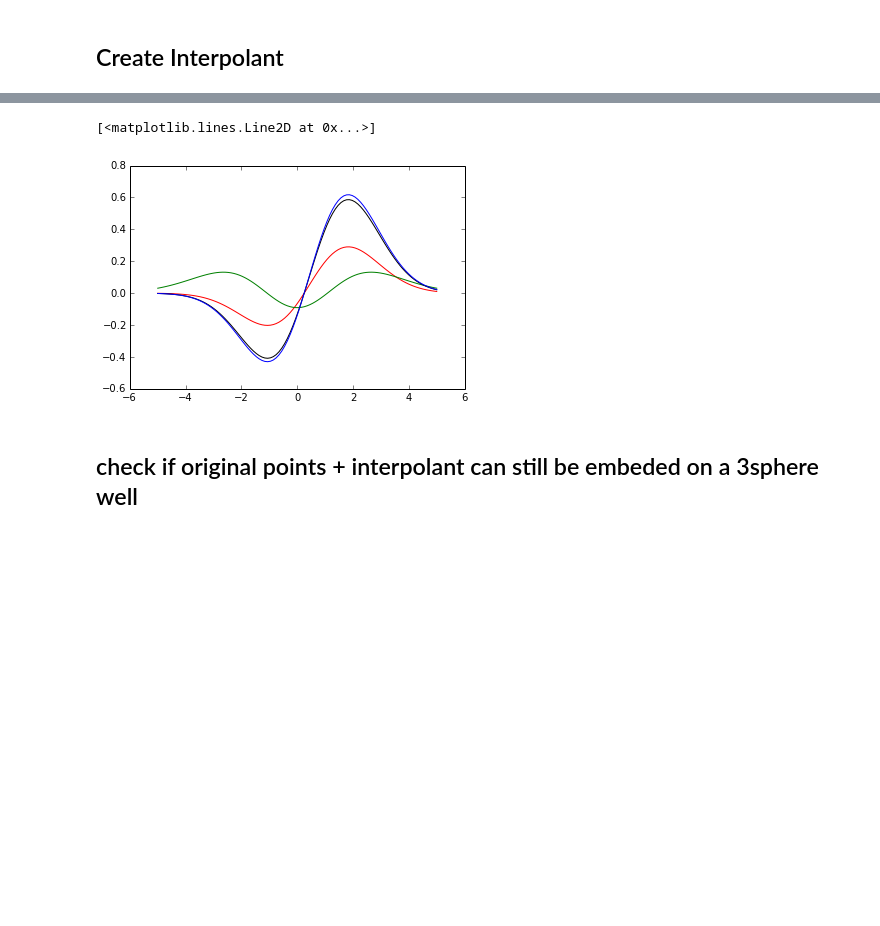
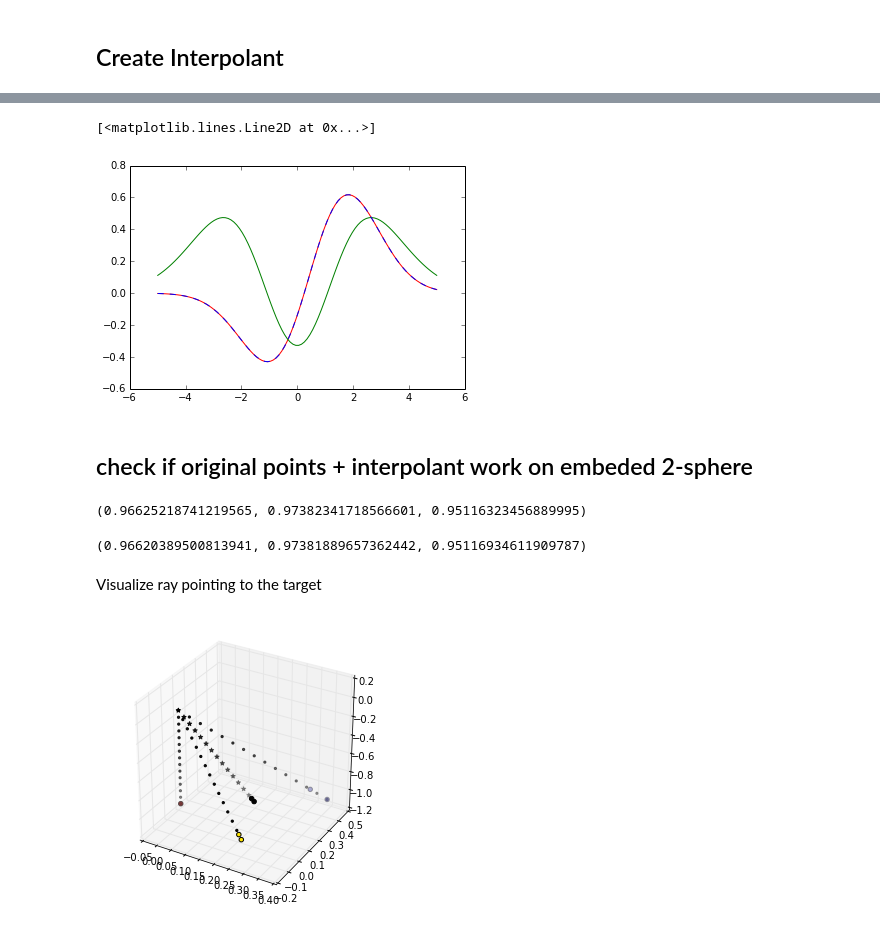
Before and after one commit to cranmer/ambient-fisher, a Jupyter notebook: ambient-fisher-gnomonic-interpolant.ipynb, the cells around one changed output, grey strips where cells are left out. Cells and saved outputs as stored; diff of their text form; code cells hidden in the pictures; blank space fills up the shorter version.

```diff
--- a/ambient-fisher-gnomonic-interpolant.ipynb
+++ b/ambient-fisher-gnomonic-interpolant.ipynb
@@ -128,7 +132,7 @@ for i, point in enumerate(pointsOnSphere):
     gnomonicProjection[i] = -1.*point/point[-1]
 # %%
 nSamples = 15 #samples along ray for visualization
-rays = np.zeros((nPoints*nSamples,dim))
+rays = np.zeros((3*nSamples,dim))
 for i, point in enumerate(gnomonicProjection):
     for j, c in enumerate(np.linspace(0,1,nSamples)):
         rays[i*nSamples+j] = c * point
@@ -196,10 +219,42 @@ plt.plot(xarray,interpolant(xarray),c='b')
 # %%
-plt.plot(xarray,t1(xarray),c='r')
-plt.plot(xarray,t2(xarray),c='g')
-plt.plot(xarray,unnorm_tan(xarray),c='black')
-plt.plot(xarray,tangent(xarray),c='b')
+plt.plot(xarray,u1(xarray),c='r')
+plt.plot(xarray,u2(xarray),c='g')
+#plt.plot(xarray,unnorm_tan(xarray),c='black')
+plt.plot(xarray,tangent(xarray),c='b',ls='dashed')
 # %% [output]
 [<matplotlib.lines.Line2D at 0x...>]
-[figure, old version]
+[figure, new version]
 # %% [markdown]
-## check if original points + interpolant can still be embeded on a 3sphere well
+## check if original points + interpolant work on embeded 2-sphere
+# %%
+targetOnSphere = gnomonicTarget3d/linalg.norm(gnomonicTarget3d)
+targetOnSphere.dot(pointsOnSphere[0]), targetOnSphere.dot(pointsOnSphere[1]), targetOnSphere.dot(pointsOnSphere[2])
+# %% [output]
+(0.96625218741219565, 0.97382341718566601, 0.95116323456889995)
+# %%
+inner_product( q(dists[0]),q(interpolant)), inner_product( q(dists[1]),q(interpolant)), inner_product( q(dists[2]),q(interpolant) )
+# %% [output]
+(0.96620389500813941, 0.97381889657362442, 0.95116934611909787)
+# %% [markdown]
+Visualize ray pointing to the target
+# %%
+targetRays = np.zeros(15*3).reshape(15,3)
+gnomonicTarget3d = np.zeros(3)
+gnomonicTarget3d[:2] = gnomonicTarget
+gnomonicTarget3d[2]=-1
+for i,l in enumerate(np.linspace(0,1,15)):
+    targetRays[i] = l*gnomonicTarget3d
+# %%
+fig = plt.figure(figsize=(5,5))
+subpl = fig.add_subplot(111,projection='3d')
+subpl.scatter(rays[:, 0], rays[:, 1], rays[:, 2],marker='.',c=pointsOnSphere[:,0]*0+.01)
+subpl.scatter(targetRays[:, 0], targetRays[:, 1], targetRays[:, 2],marker='*',c=pointsOnSphere[:,0]*0+.01)
+subpl.scatter(gnomonicTarget3d[0], gnomonicTarget3d[1], gnomonicTarget3d[2],marker='o',c=pointsOnSphere[:,0]*0+.01)
+subpl.scatter(targetOnSphere[0], targetOnSphere[1], targetOnSphere[2],marker='o',c=pointsOnSphere[:,0]*0+.01)
+subpl.scatter(pointsOnSphere[:, 0], pointsOnSphere[:, 1],pointsOnSphere[:, 2],
+              marker='o',c=-pointsOnSphere[:,2])#,cmap=mpl.cm.gray)
+subpl.scatter(gnomonicProjection[:, 0], gnomonicProjection[:, 1], gnomonicProjection[:, 2],
+              c=-pointsOnSphere[:,2])#,cmap=mpl.cm.gray)
+plt.show()
+# %% [output]
+[figure, added]
```
Also changed, not shown: parts of 8 cells of this notebook, 1 other file.
